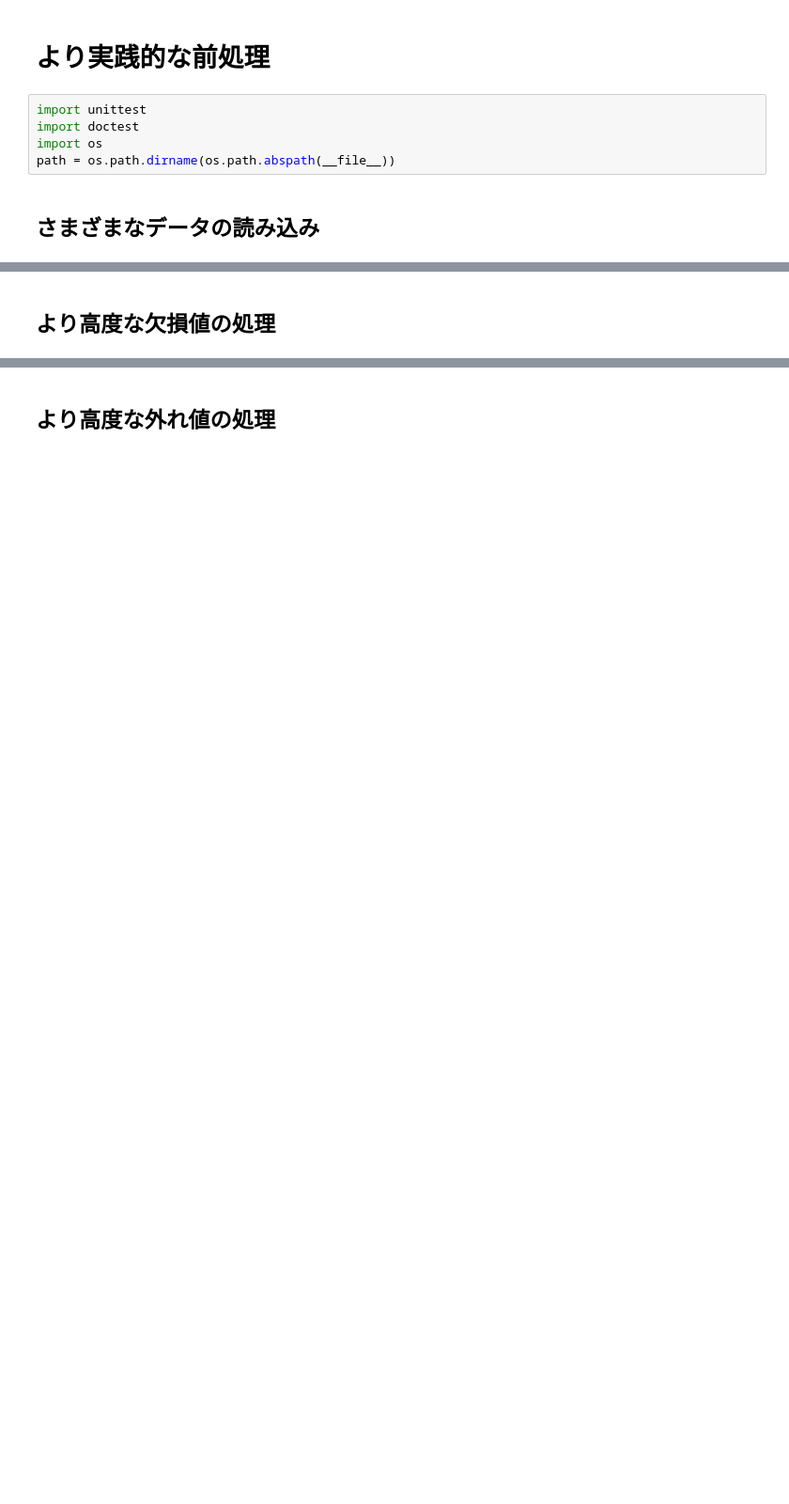
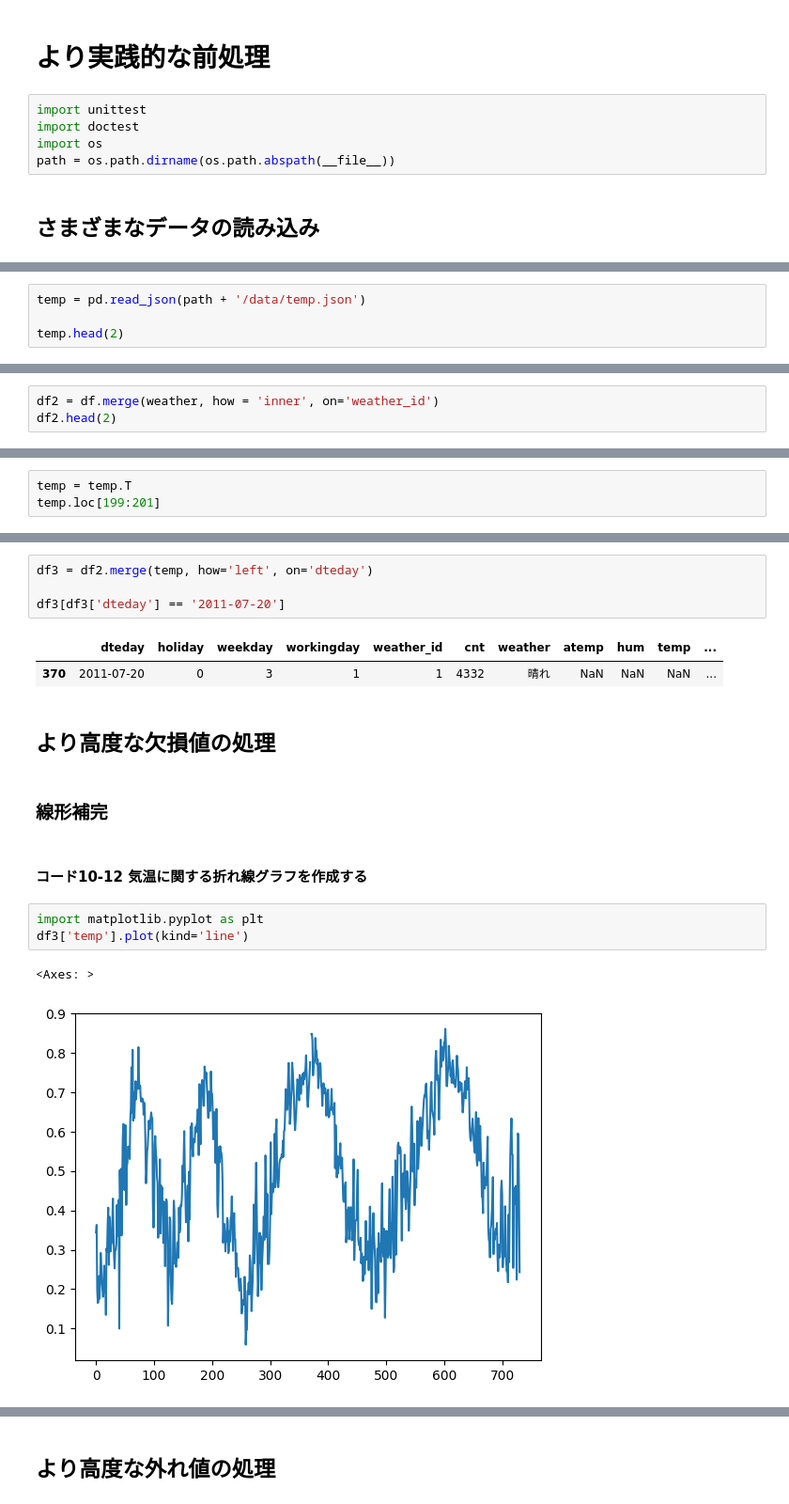
Before and after one commit to k2works/pragmatic-programing-exercise-2023, a Jupyter notebook: src/api/chap11.ipynb, the cells around one changed output, grey strips where cells are left out. Shown at 94% size. Drawn from its saved outputs; the diff is of its cells as text; blank space fills up the shorter version.

```diff
--- a/src/api/chap11.ipynb
+++ b/src/api/chap11.ipynb
@@ -9,0 +69,4 @@ path = os.path.dirname(os.path.abspath(__file__))
+# %%
+temp = pd.read_json(path + '/data/temp.json')
+
+temp.head(2)
@@ -9,0 +109,3 @@ path = os.path.dirname(os.path.abspath(__file__))
+# %%
+df2 = df.merge(weather, how = 'inner', on='weather_id')
+df2.head(2)
@@ -9,0 +130,3 @@ path = os.path.dirname(os.path.abspath(__file__))
+# %%
+temp = temp.T
+temp.loc[199:201]
@@ -10,2 +147,19 @@ path = os.path.dirname(os.path.abspath(__file__))
+# %%
+df3 = df2.merge(temp, how='left', on='dteday')
+
+df3[df3['dteday'] == '2011-07-20']
+# %% [output]
+|  | dteday | holiday | weekday | workingday | weather_id | cnt | weather | atemp | hum | temp | ... |
+| 370 | 2011-07-20 | 0 | 3 | 1 | 1 | 4332 | 晴れ | NaN | NaN | NaN | ... |
 # %% [markdown]
  ## より高度な欠損値の処理
+# %% [markdown]
+ ### 線形補完
+# %% [markdown]
+ #### コード10-12 気温に関する折れ線グラフを作成する
+# %%
+import matplotlib.pyplot as plt
+df3['temp'].plot(kind='line')
+# %% [output]
+<Axes: >
+[figure, added]
```
Also changed, not shown: parts of 57 cells of this notebook.
